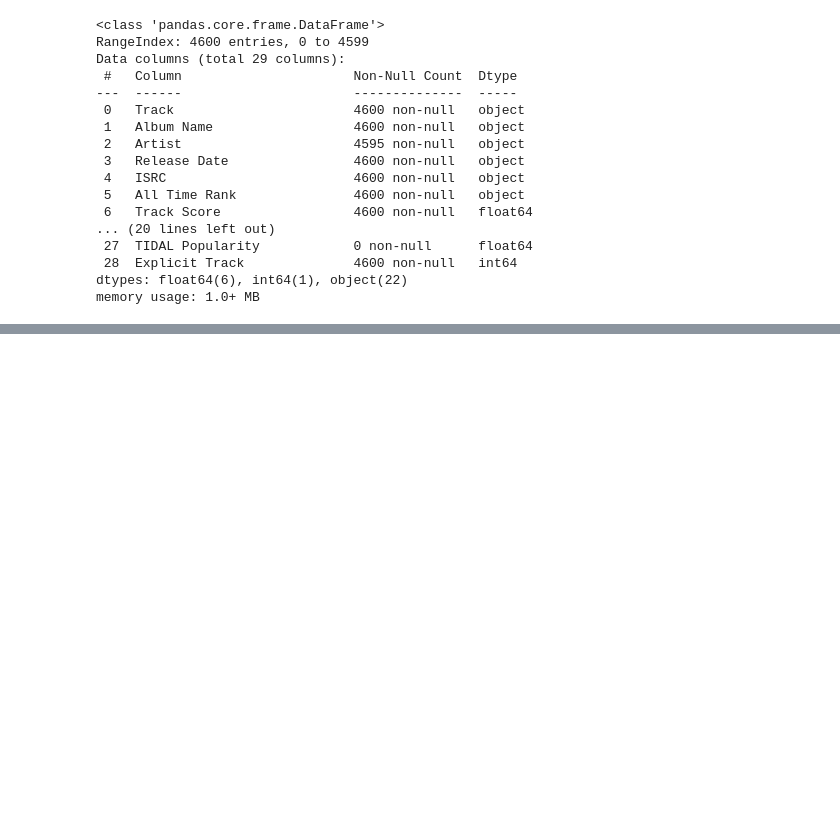
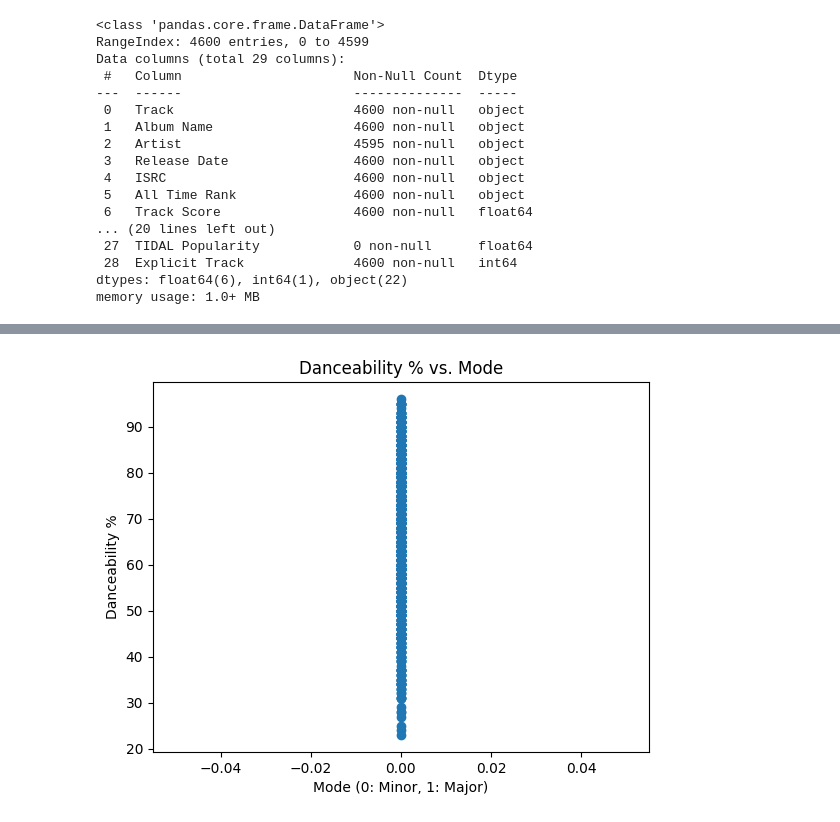
Before and after one commit to Molashhs/spotifyTCS, a Jupyter notebook: DSRP_Spotify_project.ipynb, the cells around one changed output, grey strips where cells are left out. Saved outputs shown, nothing was run; the diff lists cells and outputs as text; code cells hidden in the pictures; blank space fills up the shorter version.

```diff
--- a/DSRP_Spotify_project.ipynb
+++ b/DSRP_Spotify_project.ipynb
@@ -82,0 +127,8 @@ memory usage: 159.6+ KB
+# %%
+plt.scatter(spotify['mode'], y0)
+plt.xlabel("Mode (0: Minor, 1: Major)")
+plt.ylabel("Danceability %")
+plt.title("Danceability % vs. Mode")
+plt.show()
+# %% [output]
+[figure, added]
```
Also changed, not shown: parts of 17 cells of this notebook.
